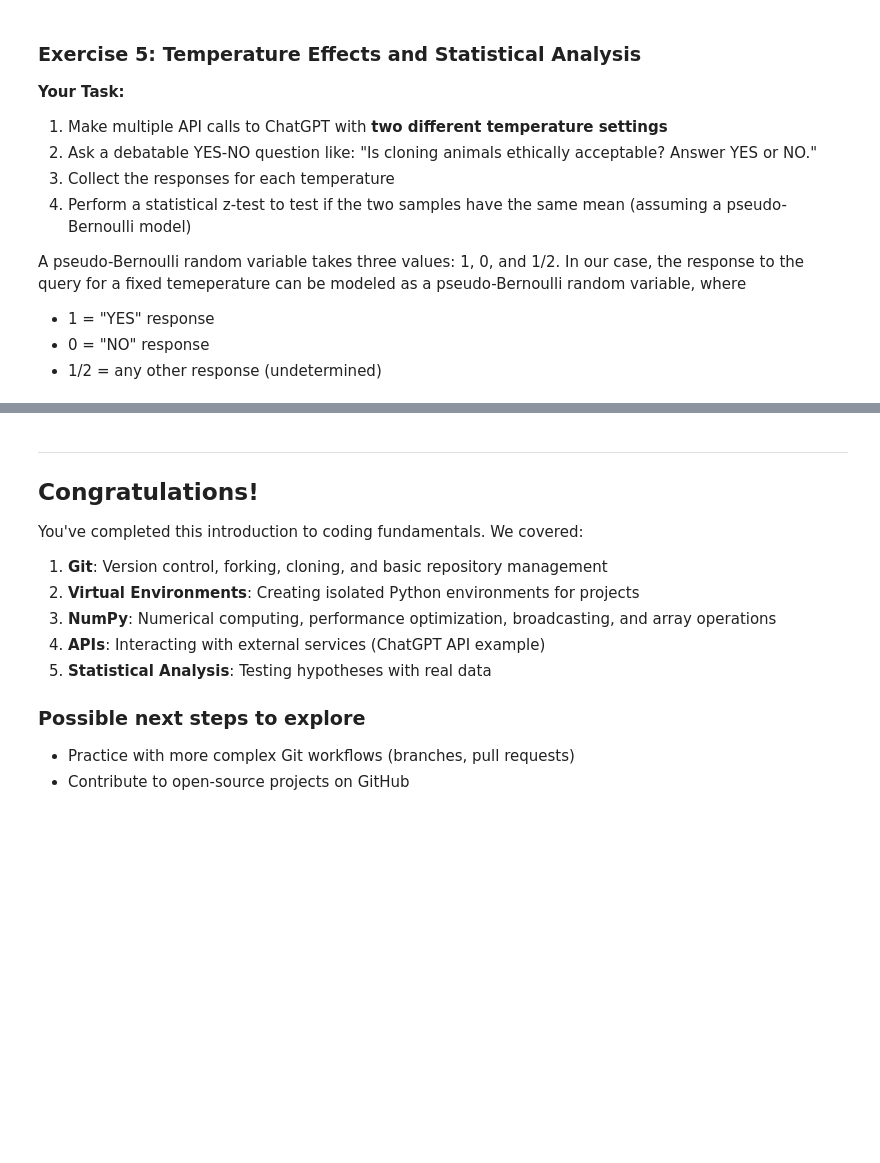
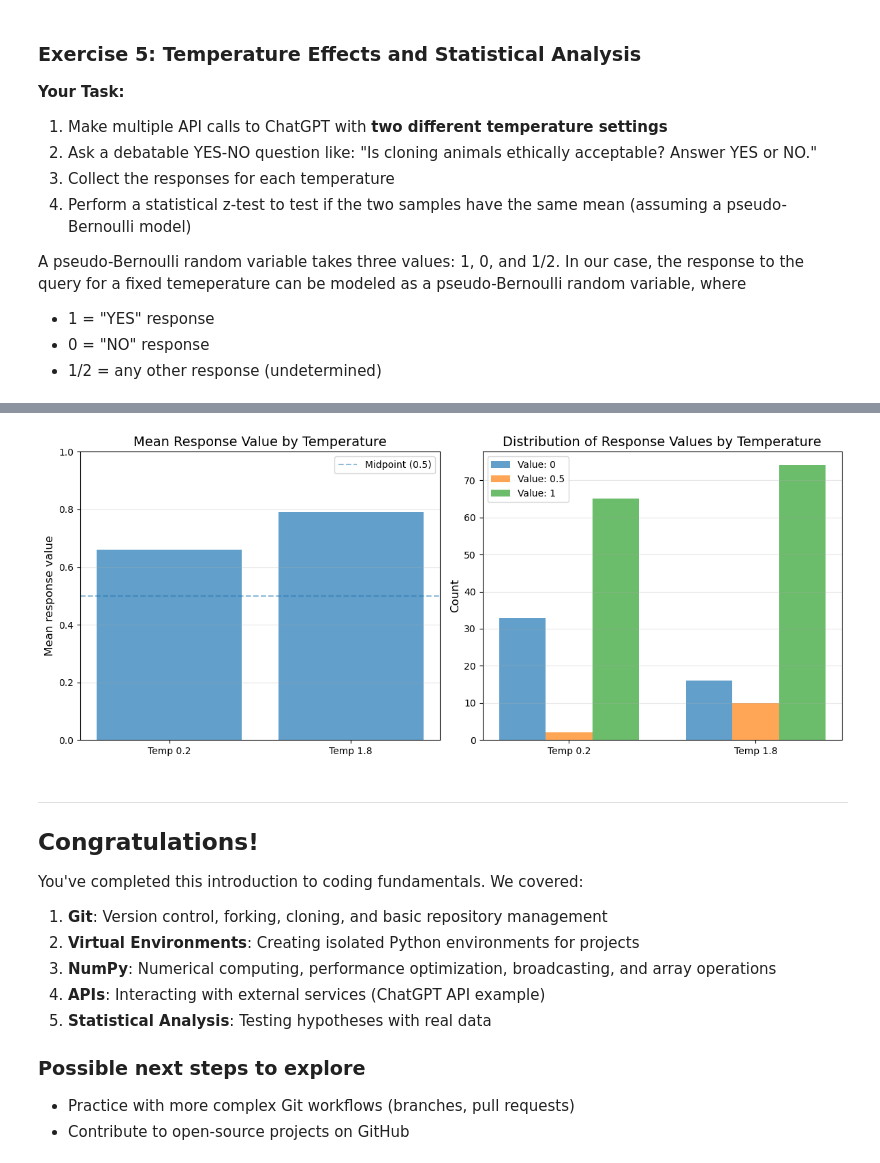
Before and after one commit to happyjingyu/financial-computing-workshop, a Jupyter notebook: coding_basics.ipynb, the cells around one changed output, grey strips where cells are left out. Saved outputs shown, nothing was run; the diff lists cells and outputs as text; code cells hidden in the pictures; blank space fills up the shorter version.

```diff
--- a/coding_basics.ipynb
+++ b/coding_basics.ipynb
@@ -714,49 +766,51 @@ else:
 # %%
 # Visualize the results
 
+import numpy as np
 import matplotlib.pyplot as plt
 
 # Create a figure with two subplots
 fig, axes = plt.subplots(1, 2, figsize=(12, 5))
 
 # Plot 1: Bar chart comparing means
 temperatures = [f"Temp {temperature_1}", f"Temp {temperature_2}"]
 means = [mean1, mean2]
-axes[0].bar(temperatures, means, color=['blue', 'orange'], alpha=0.7)
-axes[0].set_ylabel('Mean response value', fontsize=12)
-axes[0].set_title('Mean Response Value by Temperature', fontsize=14)
+
+axes[0].bar(temperatures, means, alpha=0.7)
+axes[0].set_ylabel("Mean response value", fontsize=12)
+axes[0].set_title("Mean Response Value by Temperature", fontsize=14)
 axes[0].set_ylim([0, 1])
-axes[0].axhline(y=0.5, color='gray', linestyle='--', alpha=0.5, label='Midpoint (0.5)')
-axes[0].grid(True, alpha=0.3, axis='y')
+axes[0].axhline(y=0.5, linestyle="--", alpha=0.5, label="Midpoint (0.5)")
+axes[0].grid(True, alpha=0.3, axis="y")
 axes[0].legend()
 
 # Plot 2: Distribution of response values (0, 1/2, 1)
-# Count occurrences of each value for both temperatures
-count_0_temp1 = np.sum(arr1 == 0)
-count_0_5_temp1 = np.sum(arr1 == 0.5)
-count_1_temp1 = np.sum(arr1 == 1)
+count_0_temp1   = np.sum(arr1 == 0)
+count_0_5_temp1 = np.sum(np.isclose(arr1, 0.5))
+count_1_temp1   = np.sum(arr1 == 1)
 
-count_0_temp2 = np.sum(arr2 == 0)
-count_0_5_temp2 = np.sum(arr2 == 0.5)
-count_1_temp2 = np.sum(arr2 == 1)
+count_0_temp2   = np.sum(arr2 == 0)
+count_0_5_temp2 = np.sum(np.isclose(arr2, 0.5))
+count_1_temp2   = np.sum(arr2 == 1)
 
-# Create grouped bar chart
 x = np.arange(len(temperatures))
 width = 0.25
 
-axes[1].bar(x - width, [count_0_temp1, count_0_temp2], width, label='Value: 0', color='red', alpha=0.7)
-axes[1].bar(x, [count_0_5_temp1, count_0_5_temp2], width, label='Value: 0.5', color='yellow', alpha=0.7)
-axes[1].bar(x + width, [count_1_temp1, count_1_temp2], width, label='Value: 1', color='green', alpha=0.7)
+axes[1].bar(x - width, [count_0_temp1, count_0_temp2], width, label="Value: 0", alpha=0.7)
+axes[1].bar(x,         [count_0_5_temp1, count_0_5_temp2], width, label="Value: 0.5", alpha=0.7)
+axes[1].bar(x + width, [count_1_temp1, count_1_temp2], width, label="Value: 1", alpha=0.7)
 
-axes[1].set_ylabel('Count', fontsize=12)
-axes[1].set_title('Distribution of Response Values by Temperature', fontsize=14)
+axes[1].set_ylabel("Count", fontsize=12)
+axes[1].set_title("Distribution of Response Values by Temperature", fontsize=14)
 axes[1].set_xticks(x)
 axes[1].set_xticklabels(temperatures)
 axes[1].legend()
-axes[1].grid(True, alpha=0.3, axis='y')
+axes[1].grid(True, alpha=0.3, axis="y")
 
 plt.tight_layout()
 plt.show()
+# %% [output]
+[figure, added]
 # %% [markdown]
 ---
 ## Congratulations!
```
Also changed, not shown: parts of 4 cells of this notebook.
